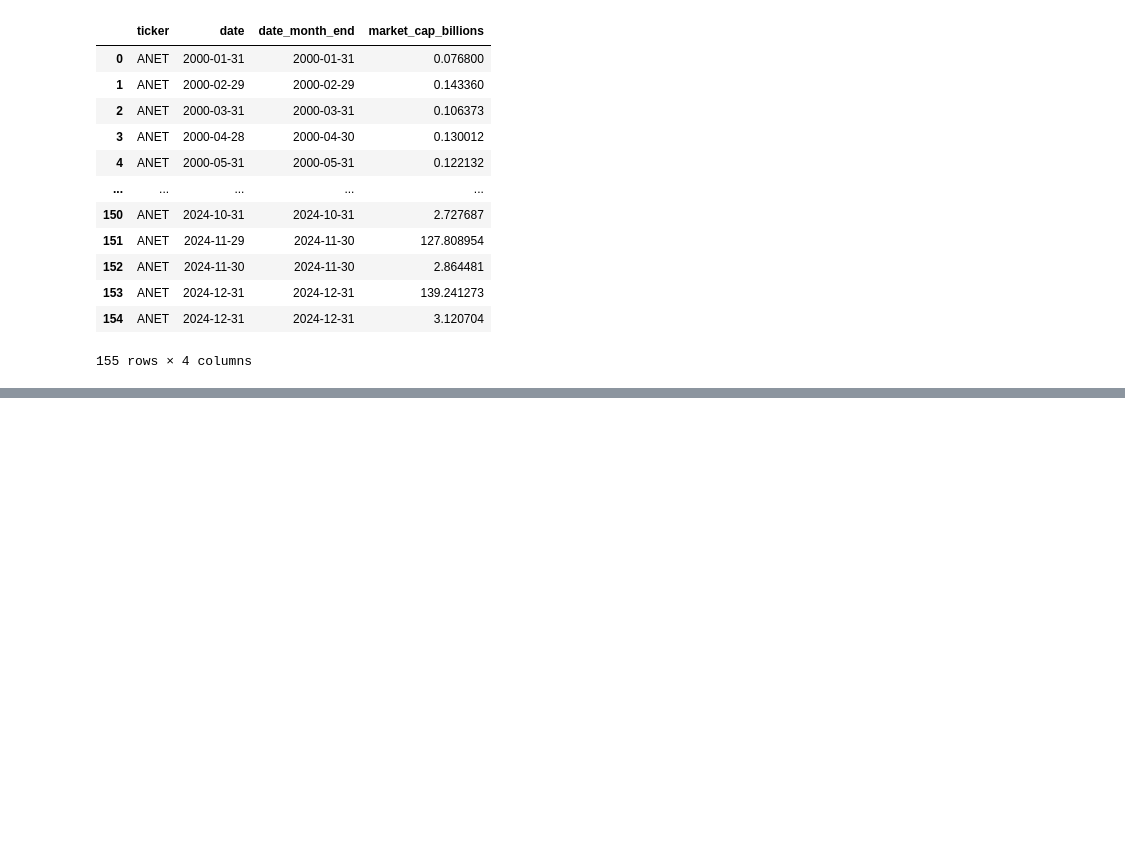
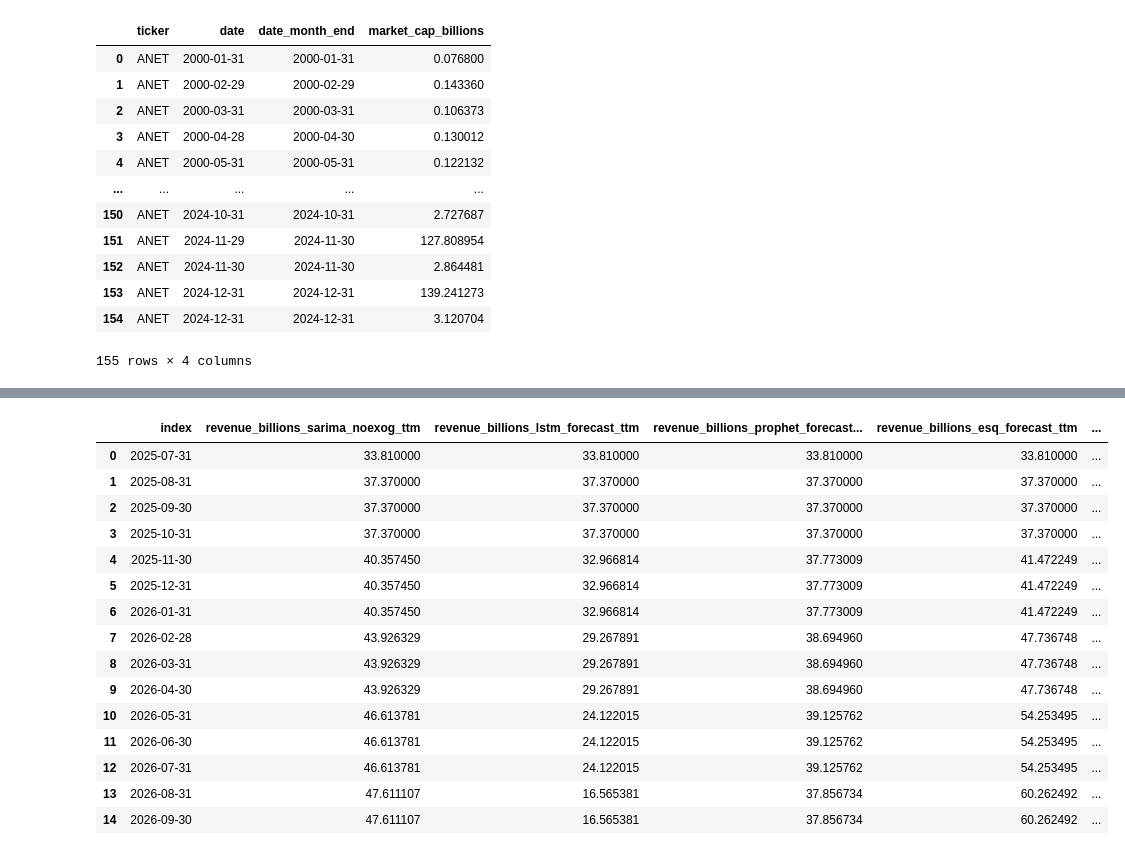
Before and after one commit to stox74/stock_forecast, a Jupyter notebook: US_Market/valuation/valuation_preprocessting_code_develop_v2.ipynb, the cells around one changed output, grey strips where cells are left out. Cells and saved outputs as stored; diff of their text form; code cells hidden in the pictures; blank space fills up the shorter version.

Commit message:
us_valuation_v1_complete

```diff
--- a/US_Market/valuation/valuation_preprocessting_code_develop_v2.ipynb
+++ b/US_Market/valuation/valuation_preprocessting_code_develop_v2.ipynb
@@ -679,0 +1274,19 @@ test
+# %%
+valuation_result
+# %% [output]
+|  | index | revenue_billions_sarima_noexog_ttm | revenue_billions_lstm_forecast_ttm | revenue_billions_prophet_forecast... | revenue_billions_esq_forecast_ttm | ... |
+| 0 | 2025-07-31 | 33.810000 | 33.810000 | 33.810000 | 33.810000 | ... |
+| 1 | 2025-08-31 | 37.370000 | 37.370000 | 37.370000 | 37.370000 | ... |
+| 2 | 2025-09-30 | 37.370000 | 37.370000 | 37.370000 | 37.370000 | ... |
+| 3 | 2025-10-31 | 37.370000 | 37.370000 | 37.370000 | 37.370000 | ... |
+| 4 | 2025-11-30 | 40.357450 | 32.966814 | 37.773009 | 41.472249 | ... |
+| 5 | 2025-12-31 | 40.357450 | 32.966814 | 37.773009 | 41.472249 | ... |
+| 6 | 2026-01-31 | 40.357450 | 32.966814 | 37.773009 | 41.472249 | ... |
+| 7 | 2026-02-28 | 43.926329 | 29.267891 | 38.694960 | 47.736748 | ... |
+| 8 | 2026-03-31 | 43.926329 | 29.267891 | 38.694960 | 47.736748 | ... |
+| 9 | 2026-04-30 | 43.926329 | 29.267891 | 38.694960 | 47.736748 | ... |
+| 10 | 2026-05-31 | 46.613781 | 24.122015 | 39.125762 | 54.253495 | ... |
+| 11 | 2026-06-30 | 46.613781 | 24.122015 | 39.125762 | 54.253495 | ... |
+| 12 | 2026-07-31 | 46.613781 | 24.122015 | 39.125762 | 54.253495 | ... |
+| 13 | 2026-08-31 | 47.611107 | 16.565381 | 37.856734 | 60.262492 | ... |
+| 14 | 2026-09-30 | 47.611107 | 16.565381 | 37.856734 | 60.262492 | ... |
```
Also changed, not shown: parts of 9 cells of this notebook, 2 other files.
